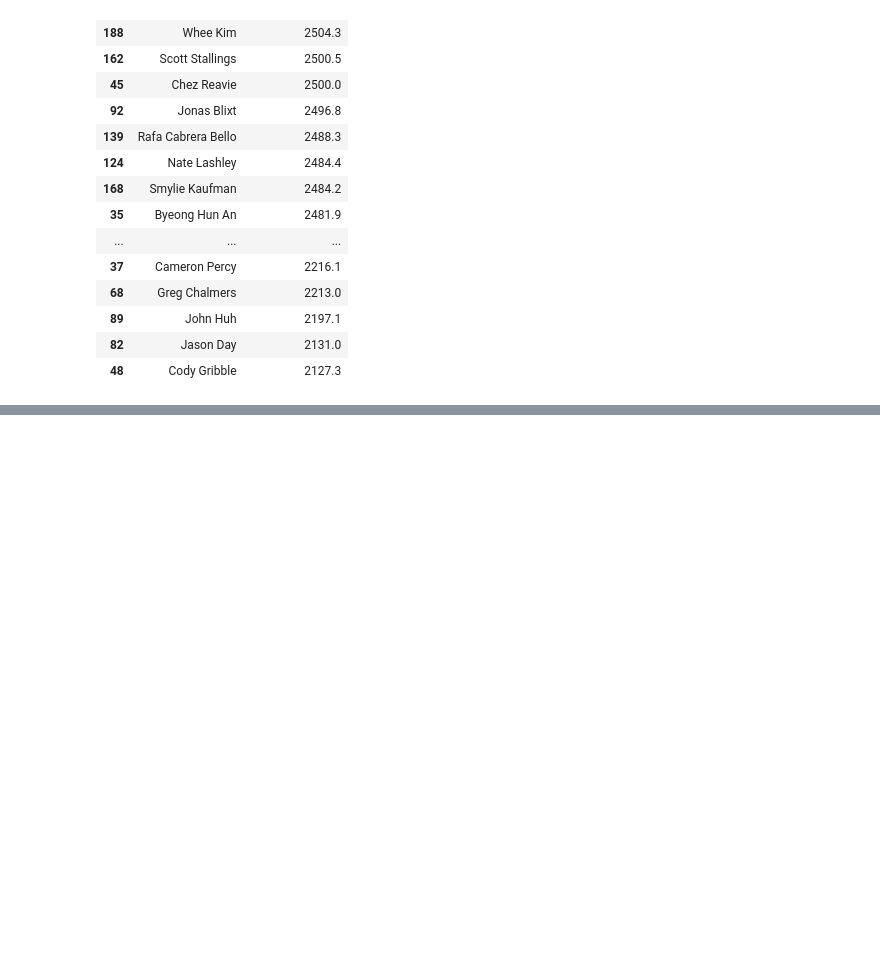
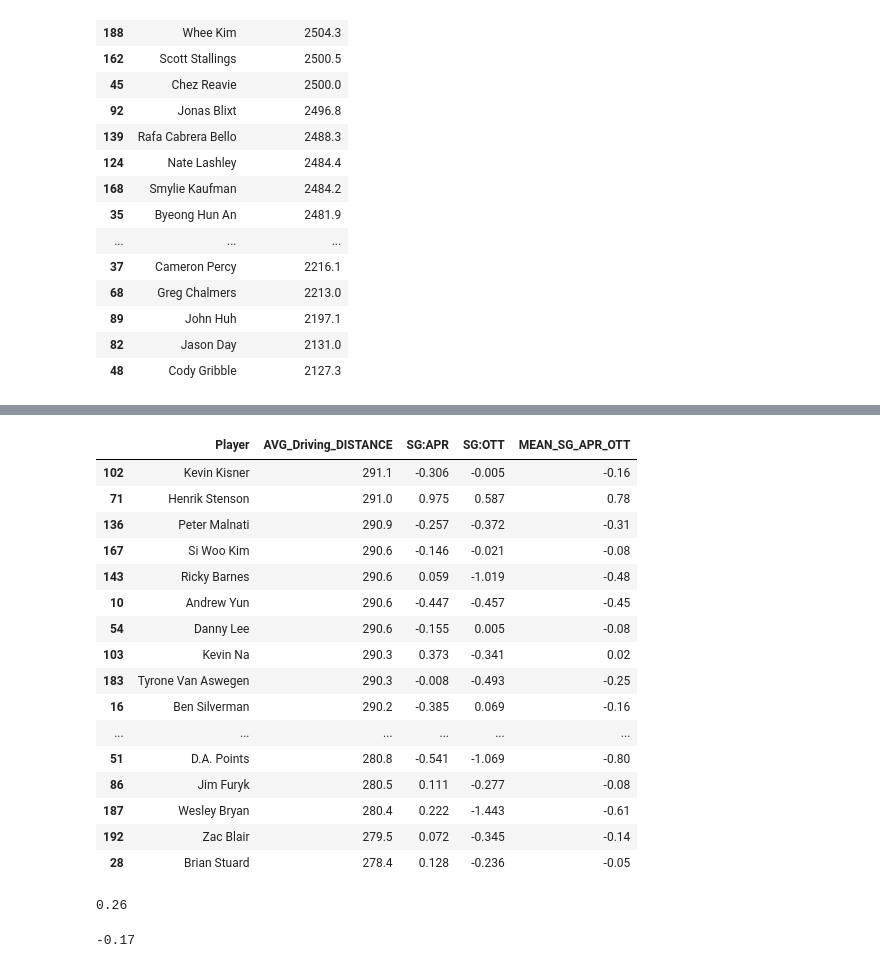
Before and after one commit to grooveyryan/UCDPA_KevinRyan, a Jupyter notebook: Analysis.ipynb, the cells around one changed output, grey strips where cells are left out. Cells and saved outputs as stored; diff of their text form; code cells hidden in the pictures; blank space fills up the shorter version.

```diff
--- a/Analysis.ipynb
+++ b/Analysis.ipynb
@@ -191,0 +238,31 @@ pga['AVG_SPIN_RATE'].mean() # Using the mean function from the Numpy package to
+# %%
+bottom_50_driving_distance = avg_driving_distance.sort_values('AVG_Driving_DISTANCE', ascending = False).tail(50) # Create top_50_driving_distance DataFrame of bottom 50 golfers in AVG_Driving_DISTANCE by ordering in descending manner and selecting bottom 50
+bottom_50_driving_distance # Show bottom_50_driving_distance DataFrame
+# %% [output]
+|  | Player | AVG_Driving_DISTANCE | SG:APR | SG:OTT | MEAN_SG_APR_OTT |
+| 102 | Kevin Kisner | 291.1 | -0.306 | -0.005 | -0.16 |
+| 71 | Henrik Stenson | 291.0 | 0.975 | 0.587 | 0.78 |
+| 136 | Peter Malnati | 290.9 | -0.257 | -0.372 | -0.31 |
+| 167 | Si Woo Kim | 290.6 | -0.146 | -0.021 | -0.08 |
+| 143 | Ricky Barnes | 290.6 | 0.059 | -1.019 | -0.48 |
+| 10 | Andrew Yun | 290.6 | -0.447 | -0.457 | -0.45 |
+| 54 | Danny Lee | 290.6 | -0.155 | 0.005 | -0.08 |
+| 103 | Kevin Na | 290.3 | 0.373 | -0.341 | 0.02 |
+| 183 | Tyrone Van Aswegen | 290.3 | -0.008 | -0.493 | -0.25 |
+| 16 | Ben Silverman | 290.2 | -0.385 | 0.069 | -0.16 |
+| ... | ... | ... | ... | ... | ... |
+| 51 | D.A. Points | 280.8 | -0.541 | -1.069 | -0.80 |
+| 86 | Jim Furyk | 280.5 | 0.111 | -0.277 | -0.08 |
+| 187 | Wesley Bryan | 280.4 | 0.222 | -1.443 | -0.61 |
+| 192 | Zac Blair | 279.5 | 0.072 | -0.345 | -0.14 |
+| 28 | Brian Stuard | 278.4 | 0.128 | -0.236 | -0.05 |
+# %%
+round(top_50_driving_distance['MEAN_SG_APR_OTT'].mean(), 2)
+# Aim is to see if the top 50 golfers in driving distance had better a better score for the mean of SG:OTT (Strokes Gained Off The Tee) and SG:APR (Strokes Gained Approach) when compared to the bottom 50 golfers in driving distance
+# %% [output]
+0.26
+# %%
+round(bottom_50_driving_distance['MEAN_SG_APR_OTT'].mean(), 2)
+# When looking at the mean of SG:OTT (Strokes gained off the tee) and SG:APR (Strokes Gained Approach), it's clear that driving distance helps as the top 50 golfers in average driving distance have a much better score for MEAN_SG_APR_OTT (mean of SG:OTT and SG:APR) than the bottom 50 golfers in average driving distance.
+# %% [output]
+-0.17
```
Also changed, not shown: parts of 12 cells of this notebook.
